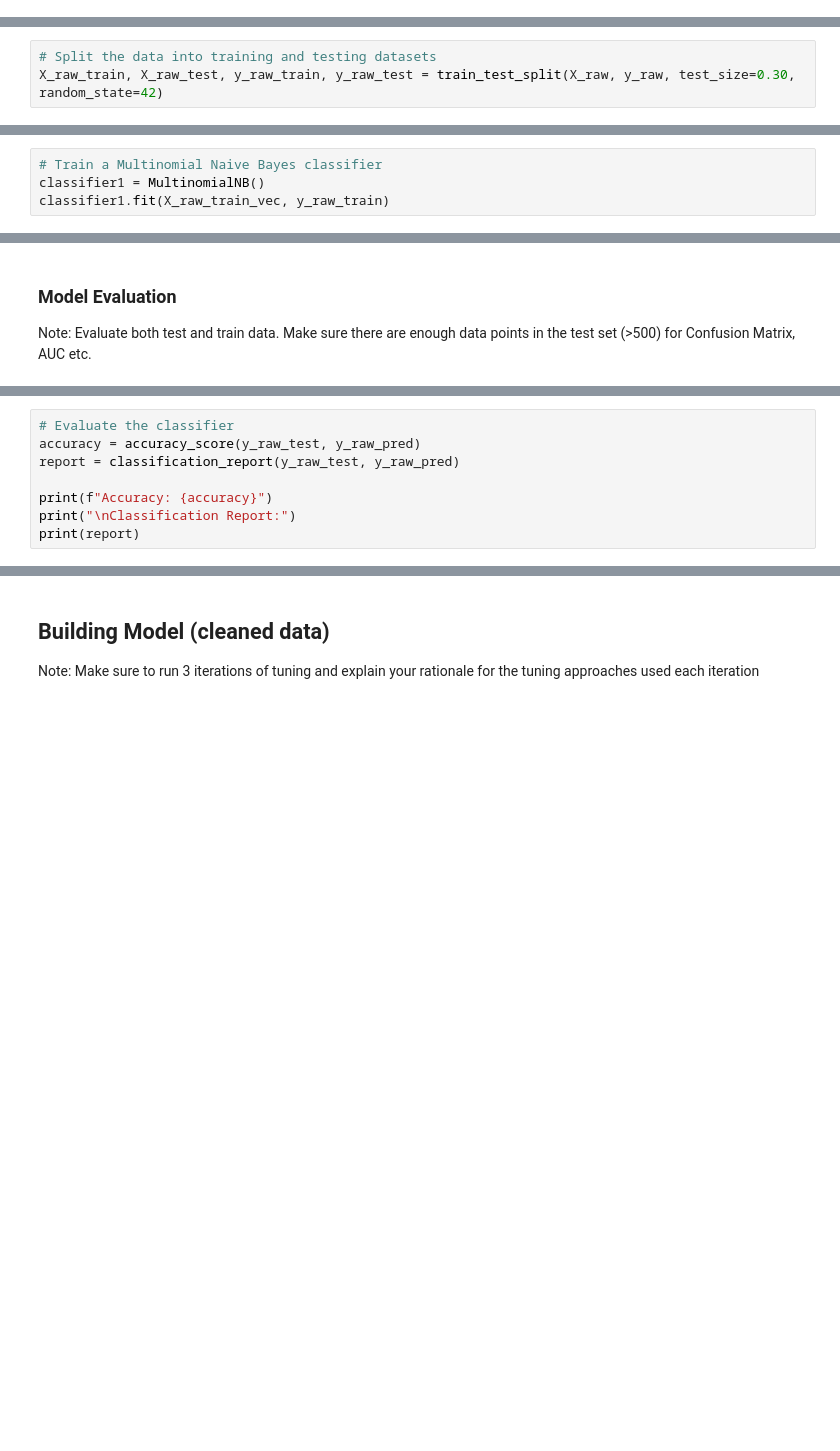
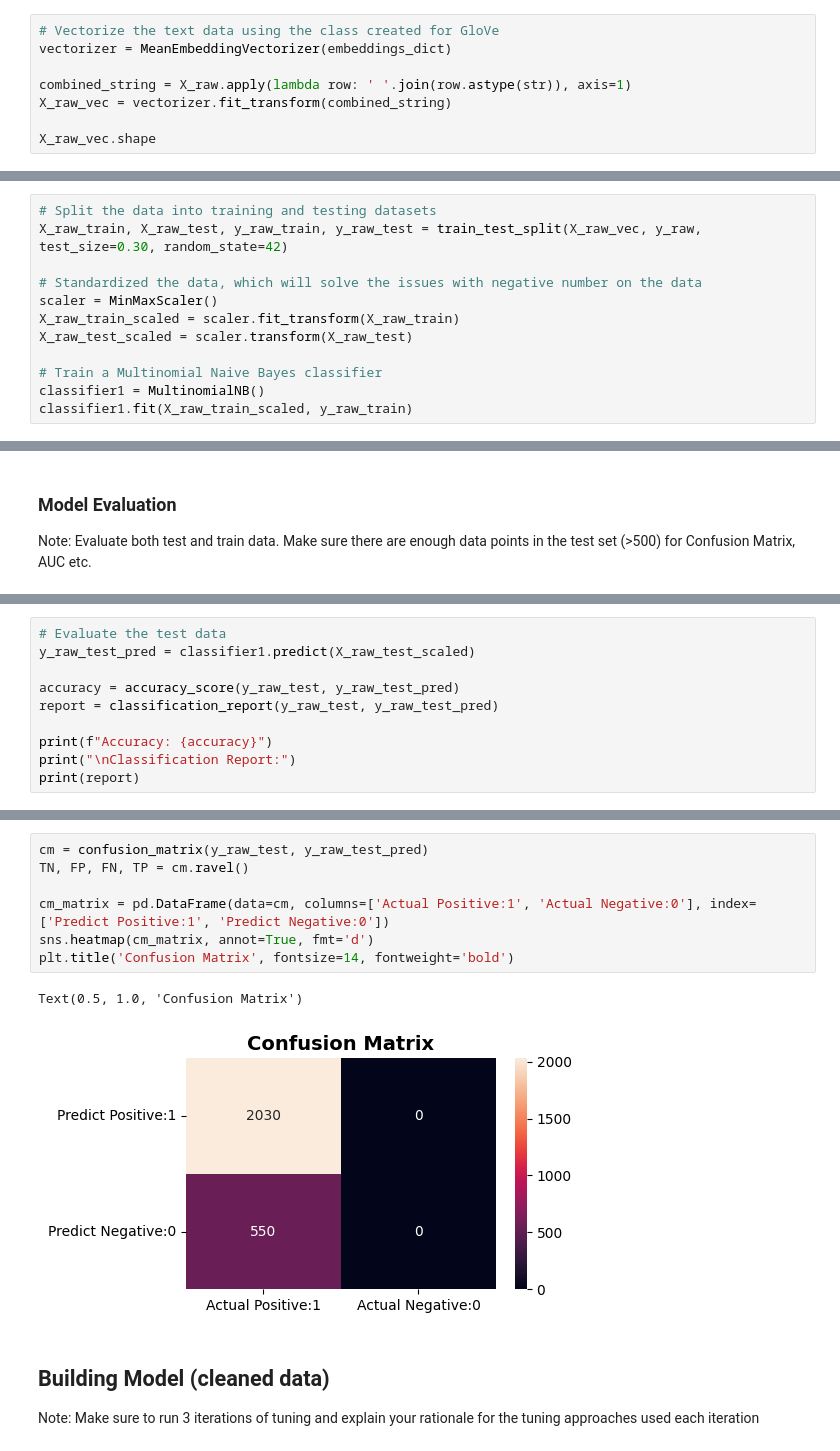
Before and after one commit to abccastro/Email-Spam-or-Ham-Detector-using-Naive-Bayes, a Jupyter notebook: Email Spam or Ham Detector using Naive Bayes (GloVe).ipynb, the cells around one changed output, grey strips where cells are left out. Saved outputs shown, nothing was run; the diff lists cells and outputs as text; blank space fills up the shorter version.

```diff
--- a/Email Spam or Ham Detector using Naive Bayes (GloVe).ipynb
+++ b/Email Spam or Ham Detector using Naive Bayes (GloVe).ipynb
@@ -389,3 +452,11 @@ y_raw = data_raw_df['label']
 X_raw.shape, y_raw.shape
 # %% [output]
 ((8597, 4), (8597,))
+# %%
+# Vectorize the text data using the class created for GloVe
+vectorizer = MeanEmbeddingVectorizer(embeddings_dict)
+
+combined_string = X_raw.apply(lambda row: ' '.join(row.astype(str)), axis=1)
+X_raw_vec = vectorizer.fit_transform(combined_string)
+
+X_raw_vec.shape
@@ -392,3 +465,12 @@ X_raw.shape, y_raw.shape
 # %%
 # Split the data into training and testing datasets
-X_raw_train, X_raw_test, y_raw_train, y_raw_test = train_test_split(X_raw, y_raw, test_size=0.30, random_state=42)
+X_raw_train, X_raw_test, y_raw_train, y_raw_test = train_test_split(X_raw_vec, y_raw, test_size=0.30, random_state=42)
+
+# Standardized the data, which will solve the issues with negative number on the data
+scaler = MinMaxScaler()
+X_raw_train_scaled = scaler.fit_transform(X_raw_train)
+X_raw_test_scaled = scaler.transform(X_raw_test)
+
+# Train a Multinomial Naive Bayes classifier
+classifier1 = MultinomialNB()
+classifier1.fit(X_raw_train_scaled, y_raw_train)
@@ -406,4 +478,0 @@ X_raw_train_vec.shape, X_raw_test_vec.shape
-# %%
-# Train a Multinomial Naive Bayes classifier
-classifier1 = MultinomialNB()
-classifier1.fit(X_raw_train_vec, y_raw_train)
@@ -422,7 +505,9 @@ print(y_raw_pred)
 # %%
-# Evaluate the classifier
-accuracy = accuracy_score(y_raw_test, y_raw_pred)
-report = classification_report(y_raw_test, y_raw_pred)
+# Evaluate the test data
+y_raw_test_pred = classifier1.predict(X_raw_test_scaled)
+
+accuracy = accuracy_score(y_raw_test, y_raw_test_pred)
+report = classification_report(y_raw_test, y_raw_test_pred)
 
 print(f"Accuracy: {accuracy}")
 print("\nClassification Report:")
@@ -442,3 +527,13 @@ weighted avg       0.97      0.97      0.97      2580
+# %%
+cm = confusion_matrix(y_raw_test, y_raw_test_pred)
+TN, FP, FN, TP = cm.ravel()
+
+cm_matrix = pd.DataFrame(data=cm, columns=['Actual Positive:1', 'Actual Negative:0'], index=['Predict Positive:1', 'Predict Negative:0'])
+sns.heatmap(cm_matrix, annot=True, fmt='d')
+plt.title('Confusion Matrix', fontsize=14, fontweight='bold')
+# %% [output]
+Text(0.5, 1.0, 'Confusion Matrix')
+[figure, added]
 # %% [markdown]
 ## Building Model (cleaned data)
 
```
Also changed, not shown: parts of 23 cells of this notebook.
